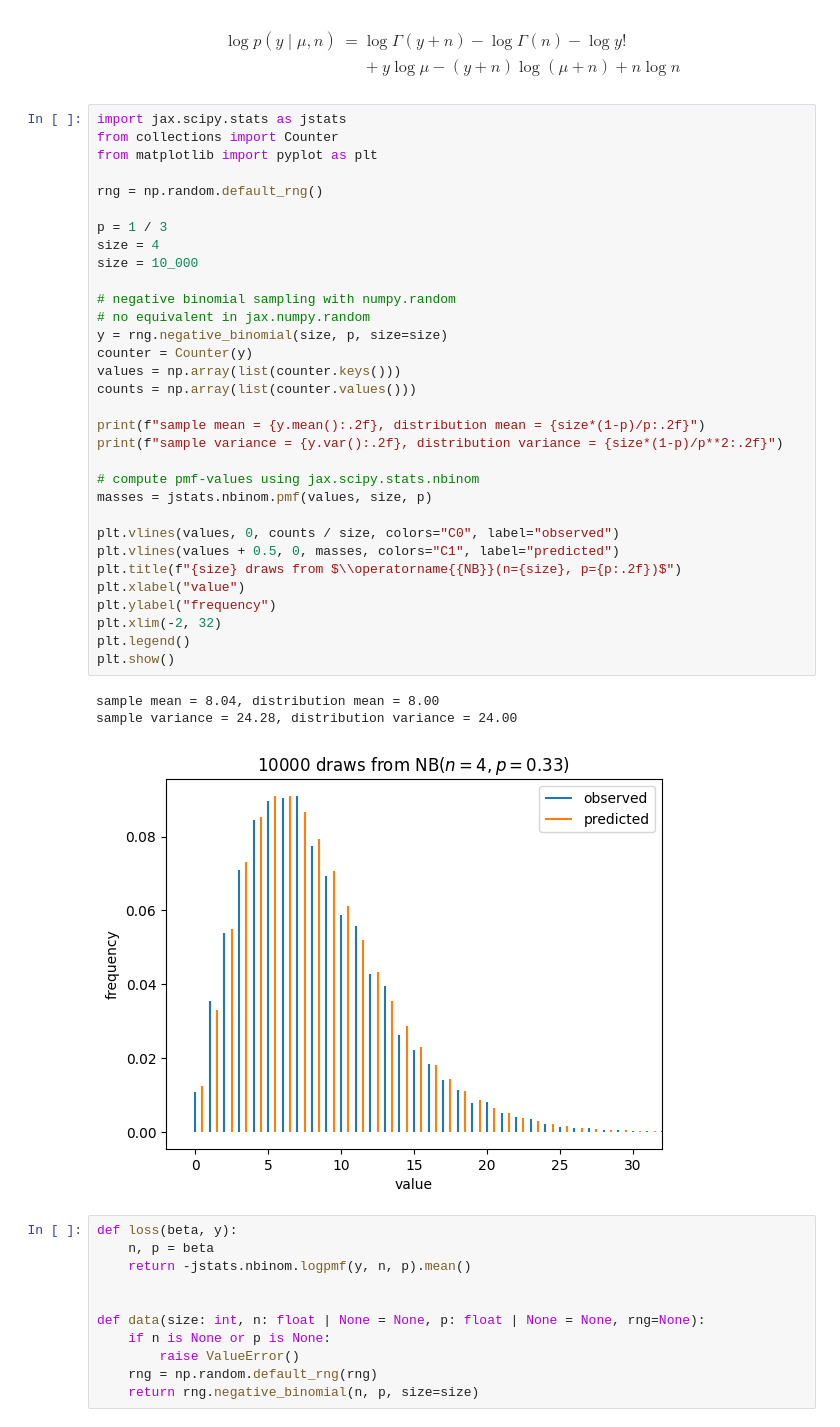
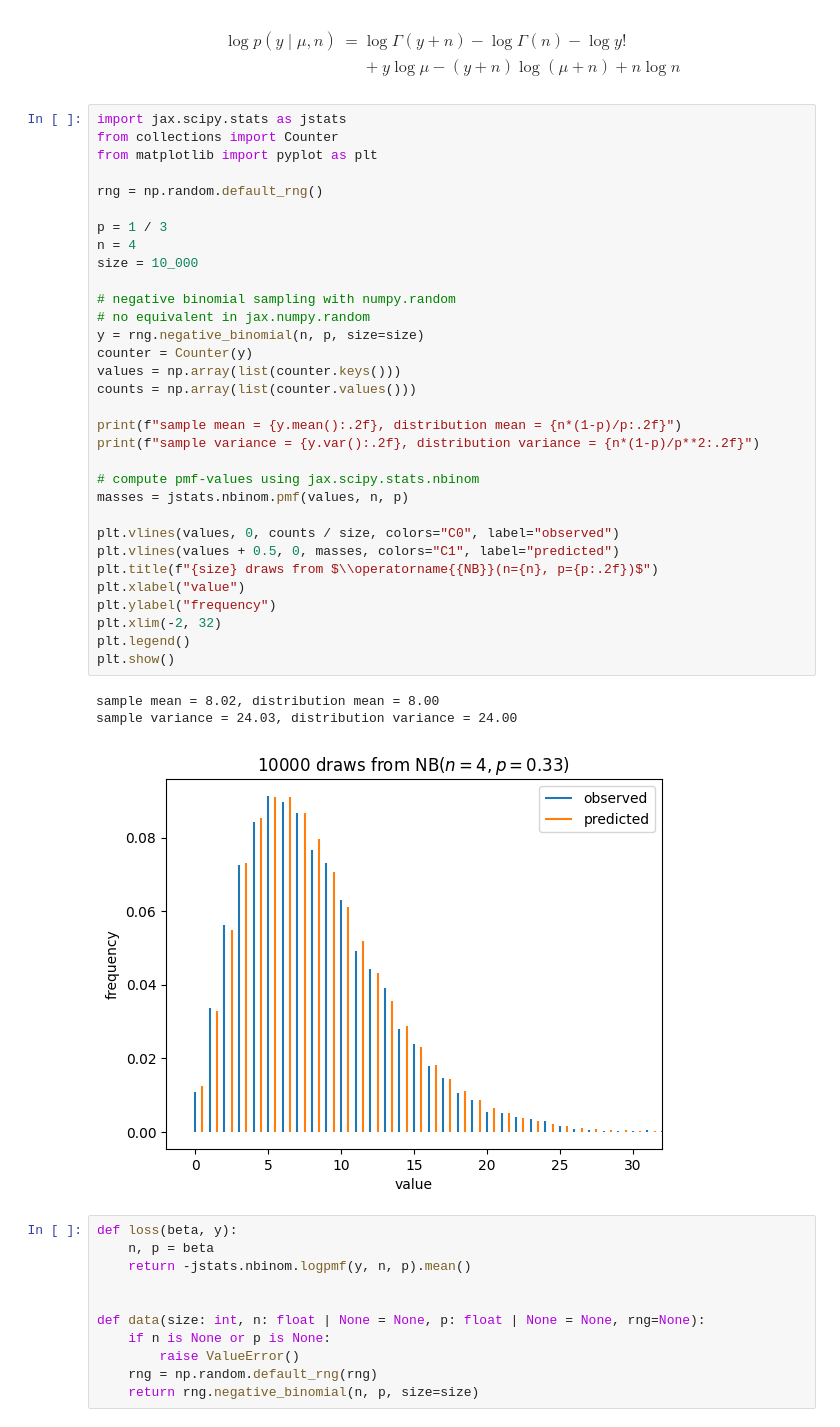
Before and after one commit to mgreenbe/DATA335W2025, a Jupyter notebook: code/gradient_descent.ipynb, the cells around one changed output. Drawn from its saved outputs; the diff is of its cells as text.

```diff
--- a/code/gradient_descent.ipynb
+++ b/code/gradient_descent.ipynb
@@ -565,39 +565,39 @@ $$
 # %%
 import jax.scipy.stats as jstats
 from collections import Counter
 from matplotlib import pyplot as plt
 
 rng = np.random.default_rng()
 
 p = 1 / 3
-size = 4
+n = 4
 size = 10_000
 
 # negative binomial sampling with numpy.random
 # no equivalent in jax.numpy.random
-y = rng.negative_binomial(size, p, size=size)
+y = rng.negative_binomial(n, p, size=size)
 counter = Counter(y)
 values = np.array(list(counter.keys()))
 counts = np.array(list(counter.values()))
 
-print(f"sample mean = {y.mean():.2f}, distribution mean = {size*(1-p)/p:.2f}")
-print(f"sample variance = {y.var():.2f}, distribution variance = {size*(1-p)/p**2:.2f}")
+print(f"sample mean = {y.mean():.2f}, distribution mean = {n*(1-p)/p:.2f}")
+print(f"sample variance = {y.var():.2f}, distribution variance = {n*(1-p)/p**2:.2f}")
 
 # compute pmf-values using jax.scipy.stats.nbinom
-masses = jstats.nbinom.pmf(values, size, p)
+masses = jstats.nbinom.pmf(values, n, p)
 
 plt.vlines(values, 0, counts / size, colors="C0", label="observed")
 plt.vlines(values + 0.5, 0, masses, colors="C1", label="predicted")
-plt.title(f"{size} draws from $\\operatorname{{NB}}(n={size}, p={p:.2f})$")
+plt.title(f"{size} draws from $\\operatorname{{NB}}(n={n}, p={p:.2f})$")
 plt.xlabel("value")
 plt.ylabel("frequency")
 plt.xlim(-2, 32)
 plt.legend()
 plt.show()
 # %% [output]
-sample mean = 8.04, distribution mean = 8.00
-sample variance = 24.28, distribution variance = 24.00
+sample mean = 8.02, distribution mean = 8.00
+sample variance = 24.03, distribution variance = 24.00
-[figure, old version]
+[figure, new version]
 # %%
 def loss(beta, y):
     n, p = beta
```
Also changed, not shown: 4 other files.
